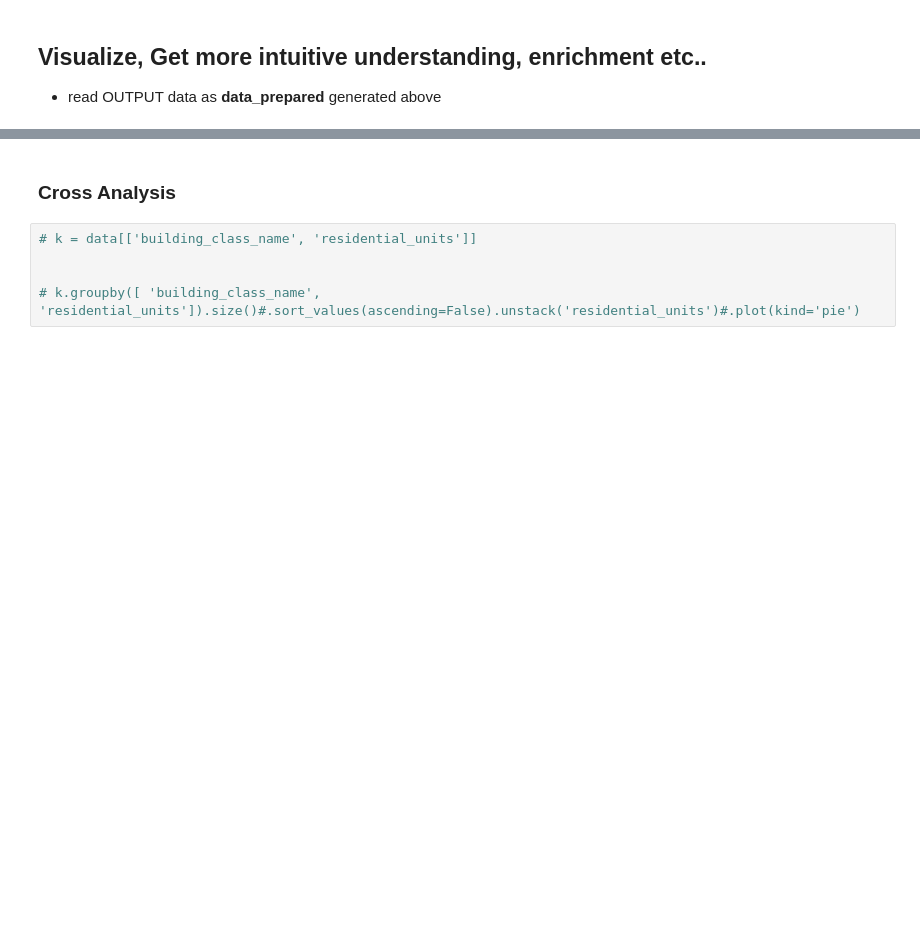
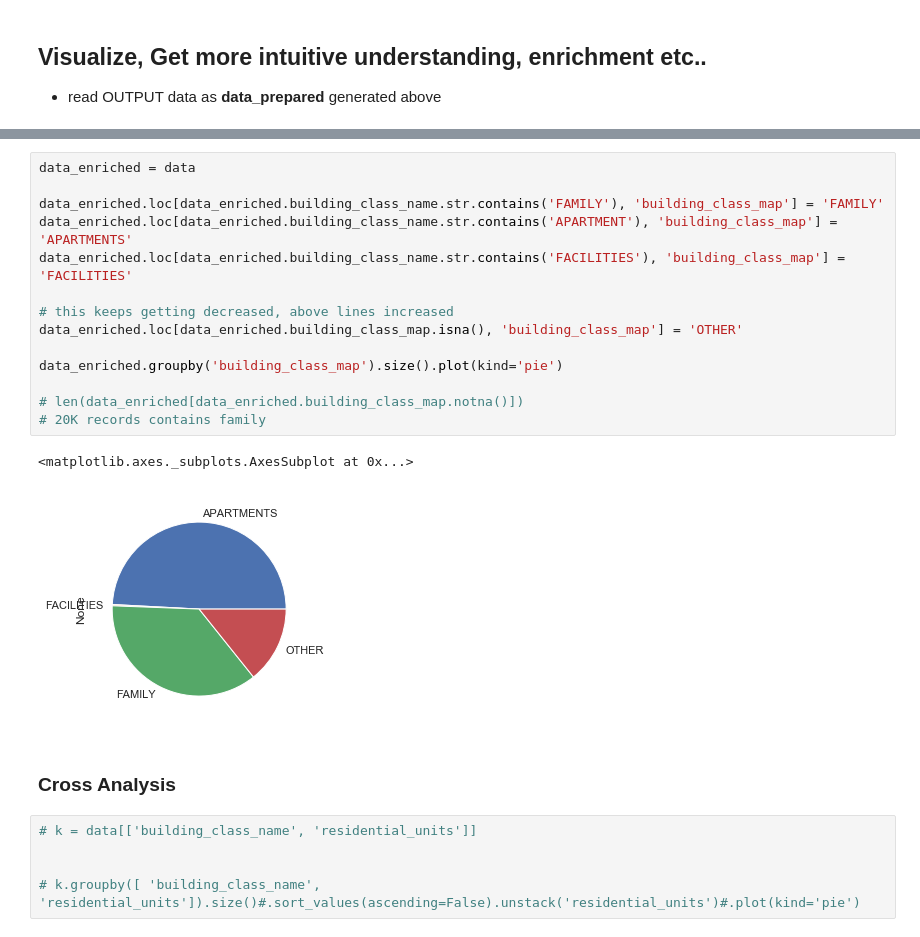
Before and after one commit to tansudasli/analytics-sandbox, a Jupyter notebook: real_estate_of_nyc_EDA.ipynb, the cells around one changed output, grey strips where cells are left out. Saved outputs shown, nothing was run; the diff lists cells and outputs as text; blank space fills up the shorter version.

```diff
--- a/real_estate_of_nyc_EDA.ipynb
+++ b/real_estate_of_nyc_EDA.ipynb
@@ -624,3 +638,20 @@ ax1 = sns.scatterplot(x='gross_square_feet', y='sale_price', palette='Set2', dat
+# %%
+data_enriched = data
+
+data_enriched.loc[data_enriched.building_class_name.str.contains('FAMILY'), 'building_class_map'] = 'FAMILY'
+data_enriched.loc[data_enriched.building_class_name.str.contains('APARTMENT'), 'building_class_map'] = 'APARTMENTS'
+data_enriched.loc[data_enriched.building_class_name.str.contains('FACILITIES'), 'building_class_map'] = 'FACILITIES'
+
+# this keeps getting decreased, above lines increased
+data_enriched.loc[data_enriched.building_class_map.isna(), 'building_class_map'] = 'OTHER'
+
+data_enriched.groupby('building_class_map').size().plot(kind='pie')
+
+# len(data_enriched[data_enriched.building_class_map.notna()])
+# 20K records contains family
+# %% [output]
+<matplotlib.axes._subplots.AxesSubplot at 0x...>
+[figure, added]
 # %% [markdown]
 ### Cross Analysis
 # %%
```
Also changed, not shown: parts of 15 cells of this notebook, 1 other file.
